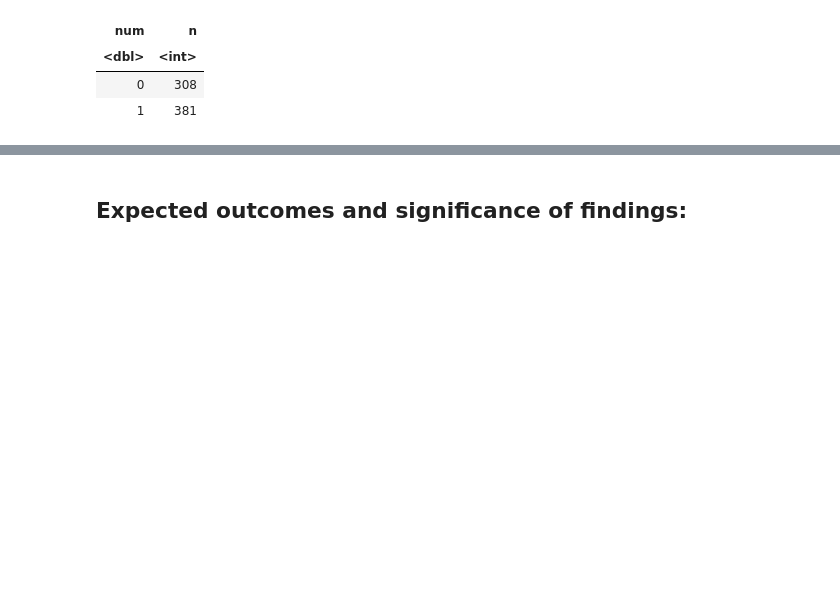
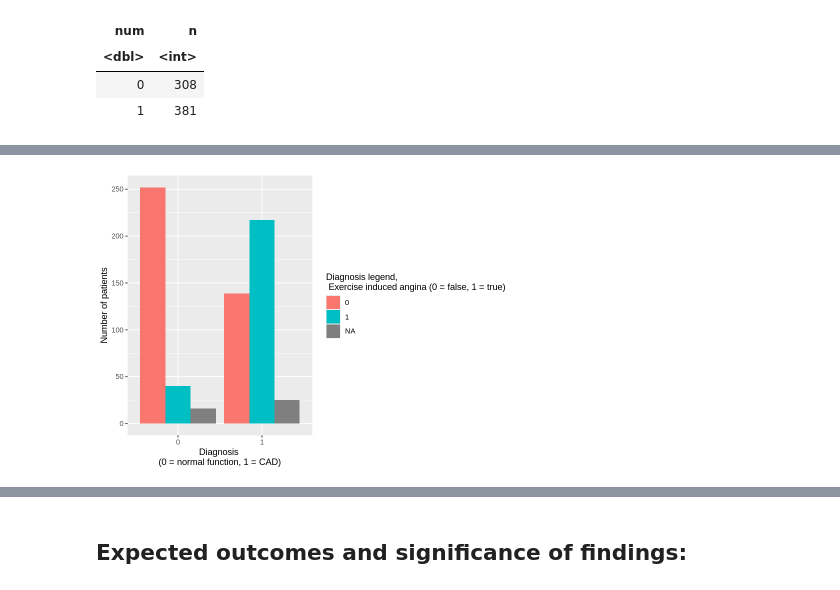
Before and after one commit to kareenaka/dsci100project_kareenakak, a Jupyter notebook: project_proposal.ipynb, the cells around one changed output, grey strips where cells are left out. Drawn from its saved outputs; the diff is of its cells as text; code cells hidden in the pictures; blank space fills up the shorter version.

```diff
--- a/project_proposal.ipynb
+++ b/project_proposal.ipynb
@@ -256,0 +245,10 @@ ERROR: Error in ggplot(heart_data, aes(x = thalach, y = ca, color = num)): could
+# %%
+options(repr.plot.width = 7, repr.plot.height = 5)
+
+exang_bar <- ggplot(heart_train, aes(x = as_factor(num), fill = as_factor(exang))) +
+    geom_bar(position = "dodge", stat = "count") +
+    labs(x = "Diagnosis \n(0 = normal function, 1 = CAD)", y = "Number of patients", fill = "Diagnosis legend, \n Exercise induced angina (0 = false, 1 = true)")
+
+exang_bar
+# %% [output]
+[figure, added]
```
Also changed, not shown: parts of 8 cells of this notebook.
